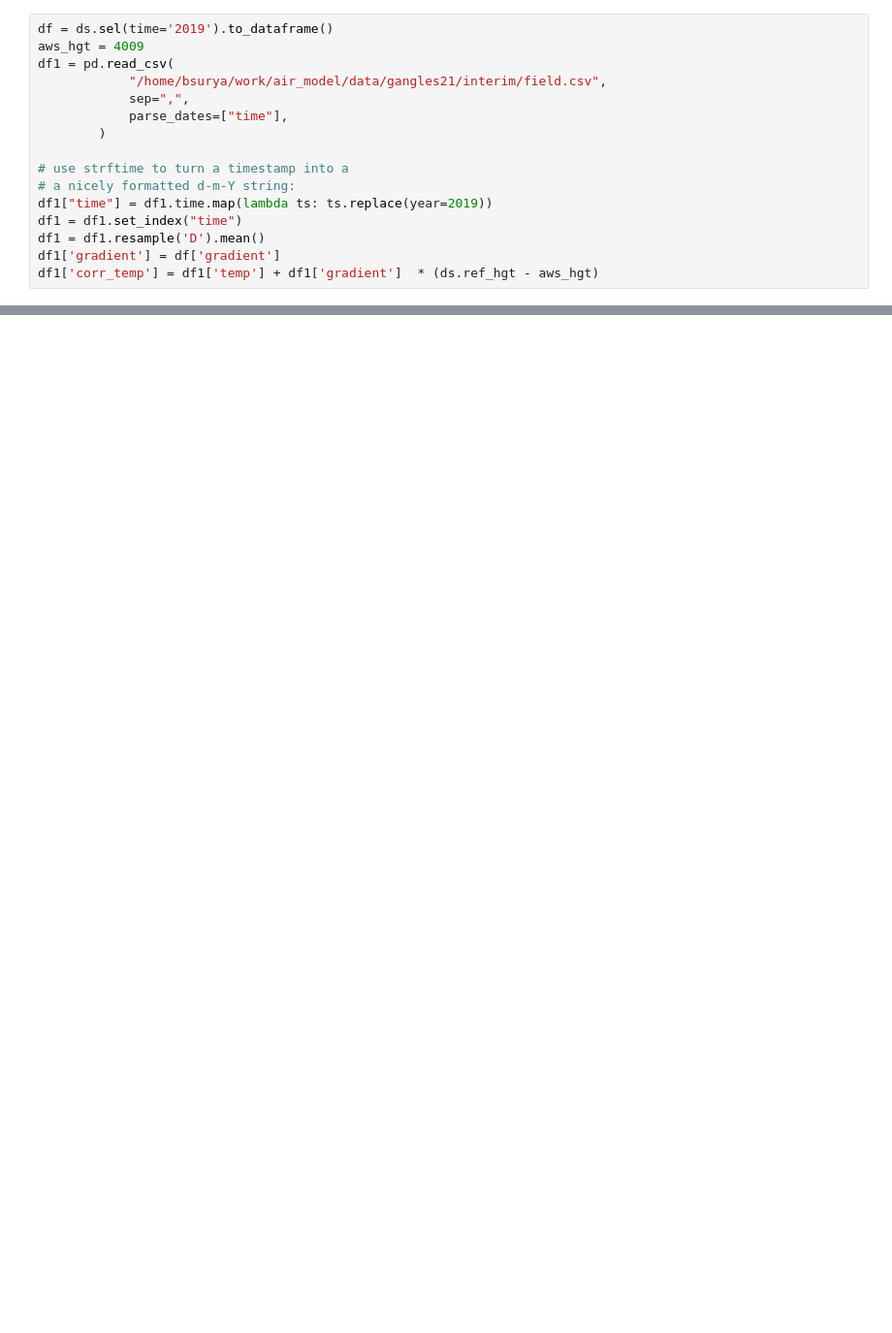
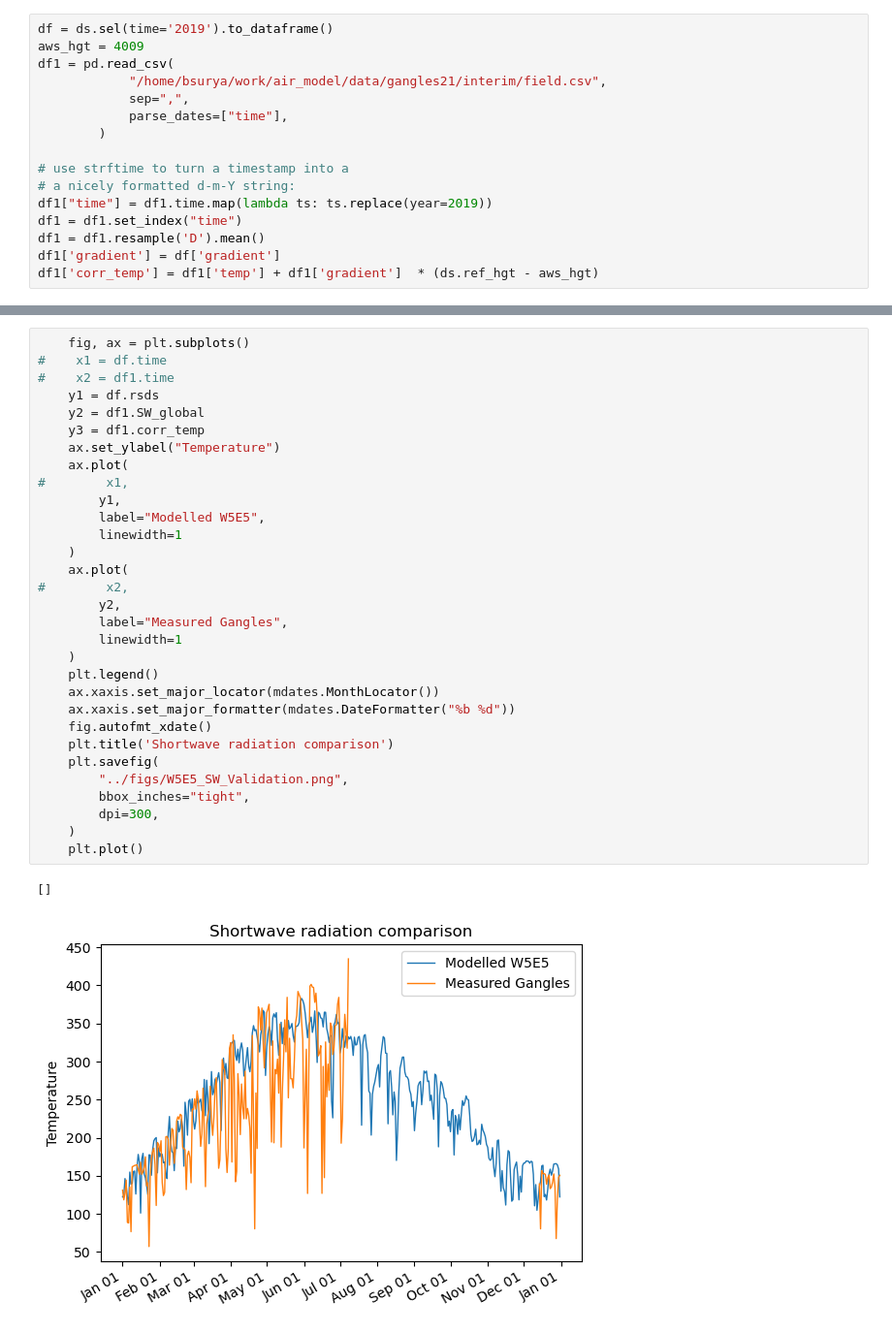
Before and after one commit to gayashiva/AIR-suitability-index, a Jupyter notebook: docs/test-W5E5-quality.ipynb, the cells around one changed output, grey strips where cells are left out. Shown at 97% size. Saved outputs shown, nothing was run; the diff lists cells and outputs as text; blank space fills up the shorter version.

```diff
--- a/docs/test-W5E5-quality.ipynb
+++ b/docs/test-W5E5-quality.ipynb
@@ -147,0 +151,34 @@ df1['corr_temp'] = df1['temp'] + df1['gradient']  * (ds.ref_hgt - aws_hgt)
+# %%
+    fig, ax = plt.subplots()
+#    x1 = df.time
+#    x2 = df1.time
+    y1 = df.rsds
+    y2 = df1.SW_global
+    y3 = df1.corr_temp
+    ax.set_ylabel("Temperature")
+    ax.plot(
+#        x1,
+        y1,
+        label="Modelled W5E5",
+        linewidth=1
+    )
+    ax.plot(
+#        x2,
+        y2,
+        label="Measured Gangles",
+        linewidth=1
+    )
+    plt.legend()
+    ax.xaxis.set_major_locator(mdates.MonthLocator())
+    ax.xaxis.set_major_formatter(mdates.DateFormatter("%b %d"))
+    fig.autofmt_xdate()
+    plt.title('Shortwave radiation comparison')
+    plt.savefig(
+        "../figs/W5E5_SW_Validation.png",
+        bbox_inches="tight",
+        dpi=300,
+    )
+    plt.plot()
+# %% [output]
+[]
+[figure, added]
```
Also changed, not shown: parts of 9 cells of this notebook, 7 other files.
